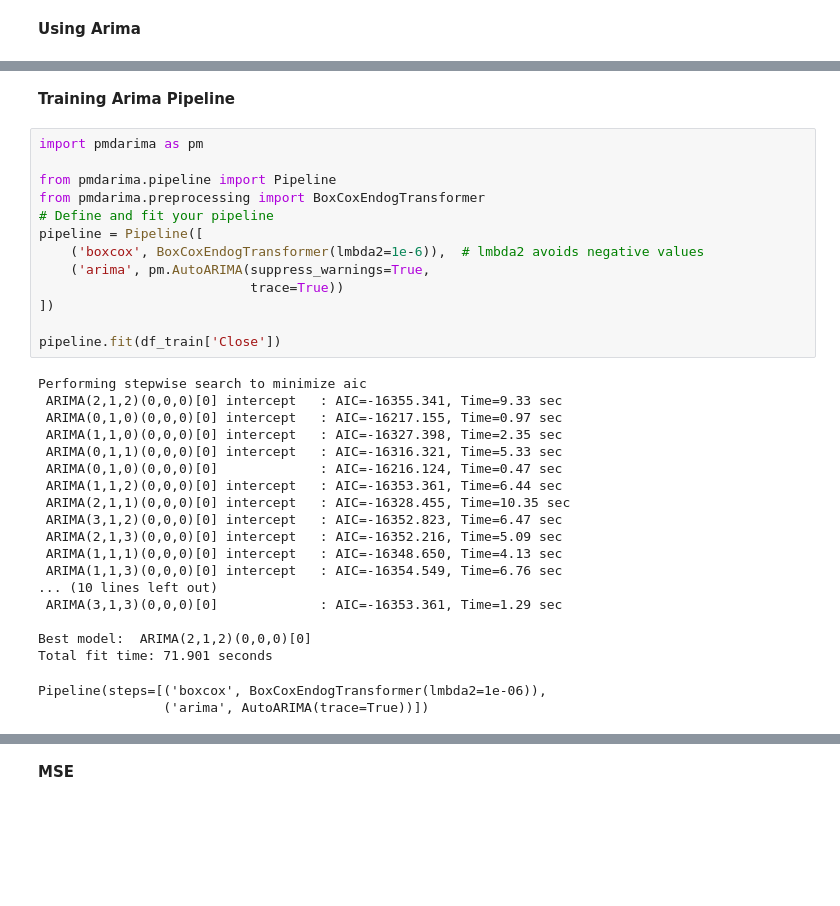
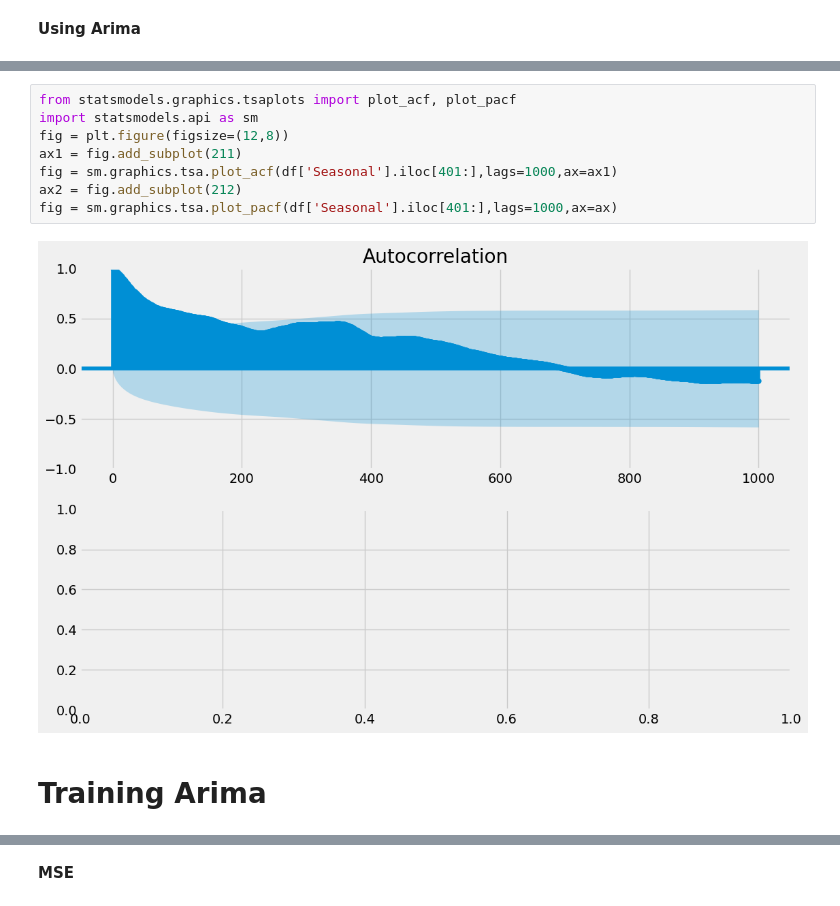
Before and after one commit to Madhur-01/Bajaj-Finserv-Stock--Prediction, a Jupyter notebook: StockPricePrediction.ipynb, the cells around one changed output, grey strips where cells are left out. Saved outputs shown, nothing was run; the diff lists cells and outputs as text; blank space fills up the shorter version.

```diff
--- a/StockPricePrediction.ipynb
+++ b/StockPricePrediction.ipynb
@@ -460,35 +500,12 @@ df_test
+# %%
+from statsmodels.graphics.tsaplots import plot_acf, plot_pacf
+import statsmodels.api as sm
+fig = plt.figure(figsize=(12,8))
+ax1 = fig.add_subplot(211)
+fig = sm.graphics.tsa.plot_acf(df['Seasonal'].iloc[401:],lags=1000,ax=ax1)
+ax2 = fig.add_subplot(212)
+fig = sm.graphics.tsa.plot_pacf(df['Seasonal'].iloc[401:],lags=1000,ax=ax)
+# %% [output]
+[figure, added]
 # %% [markdown]
-**Training Arima Pipeline**
+# Training Arima
-# %%
-import pmdarima as pm
-
-from pmdarima.pipeline import Pipeline
-from pmdarima.preprocessing import BoxCoxEndogTransformer
-# Define and fit your pipeline
-pipeline = Pipeline([
-    ('boxcox', BoxCoxEndogTransformer(lmbda2=1e-6)),  # lmbda2 avoids negative values
-    ('arima', pm.AutoARIMA(suppress_warnings=True,
-                           trace=True))
-])
-
-pipeline.fit(df_train['Close'])
-# %% [output]
-Performing stepwise search to minimize aic
- ARIMA(2,1,2)(0,0,0)[0] intercept   : AIC=-16355.341, Time=9.33 sec
- ARIMA(0,1,0)(0,0,0)[0] intercept   : AIC=-16217.155, Time=0.97 sec
- ARIMA(1,1,0)(0,0,0)[0] intercept   : AIC=-16327.398, Time=2.35 sec
- ARIMA(0,1,1)(0,0,0)[0] intercept   : AIC=-16316.321, Time=5.33 sec
- ARIMA(0,1,0)(0,0,0)[0]             : AIC=-16216.124, Time=0.47 sec
- ARIMA(1,1,2)(0,0,0)[0] intercept   : AIC=-16353.361, Time=6.44 sec
- ARIMA(2,1,1)(0,0,0)[0] intercept   : AIC=-16328.455, Time=10.35 sec
- ARIMA(3,1,2)(0,0,0)[0] intercept   : AIC=-16352.823, Time=6.47 sec
- ARIMA(2,1,3)(0,0,0)[0] intercept   : AIC=-16352.216, Time=5.09 sec
- ARIMA(1,1,1)(0,0,0)[0] intercept   : AIC=-16348.650, Time=4.13 sec
- ARIMA(1,1,3)(0,0,0)[0] intercept   : AIC=-16354.549, Time=6.76 sec
-... (10 lines left out)
- ARIMA(3,1,3)(0,0,0)[0]             : AIC=-16353.361, Time=1.29 sec
-
-Best model:  ARIMA(2,1,2)(0,0,0)[0]
-Total fit time: 71.901 seconds
-Pipeline(steps=[('boxcox', BoxCoxEndogTransformer(lmbda2=1e-06)),
-                ('arima', AutoARIMA(trace=True))])
```
Also changed, not shown: parts of 19 cells of this notebook.
